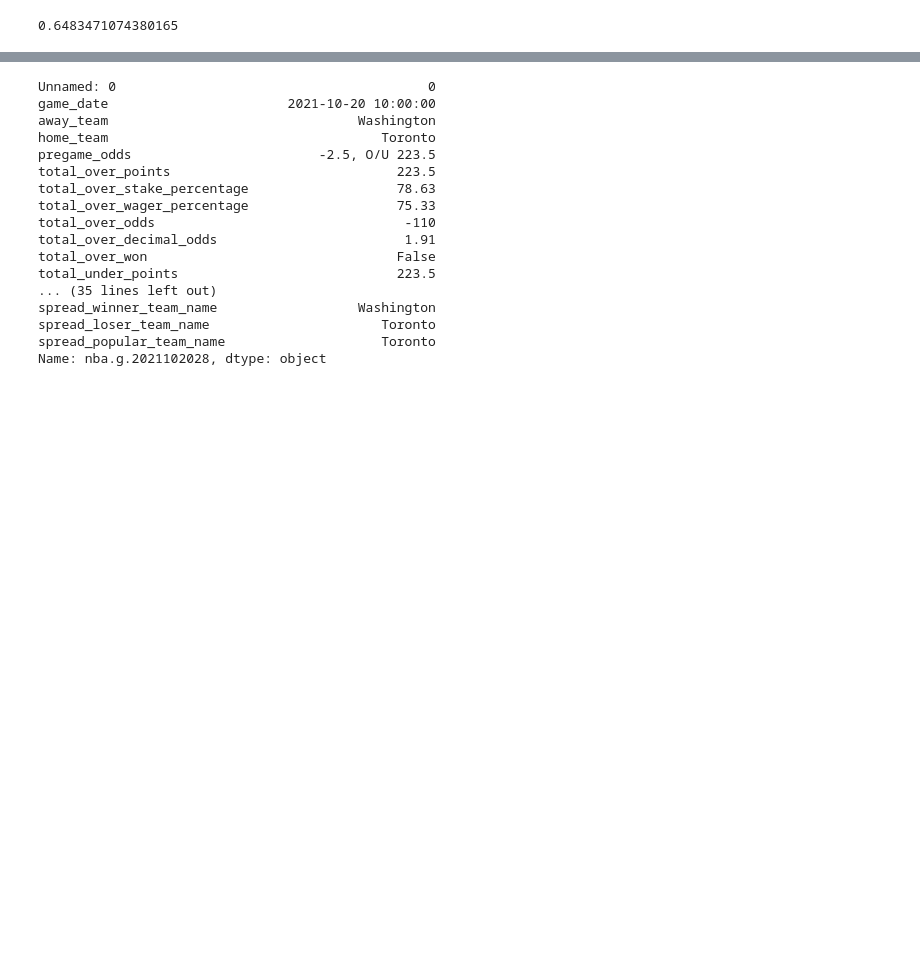
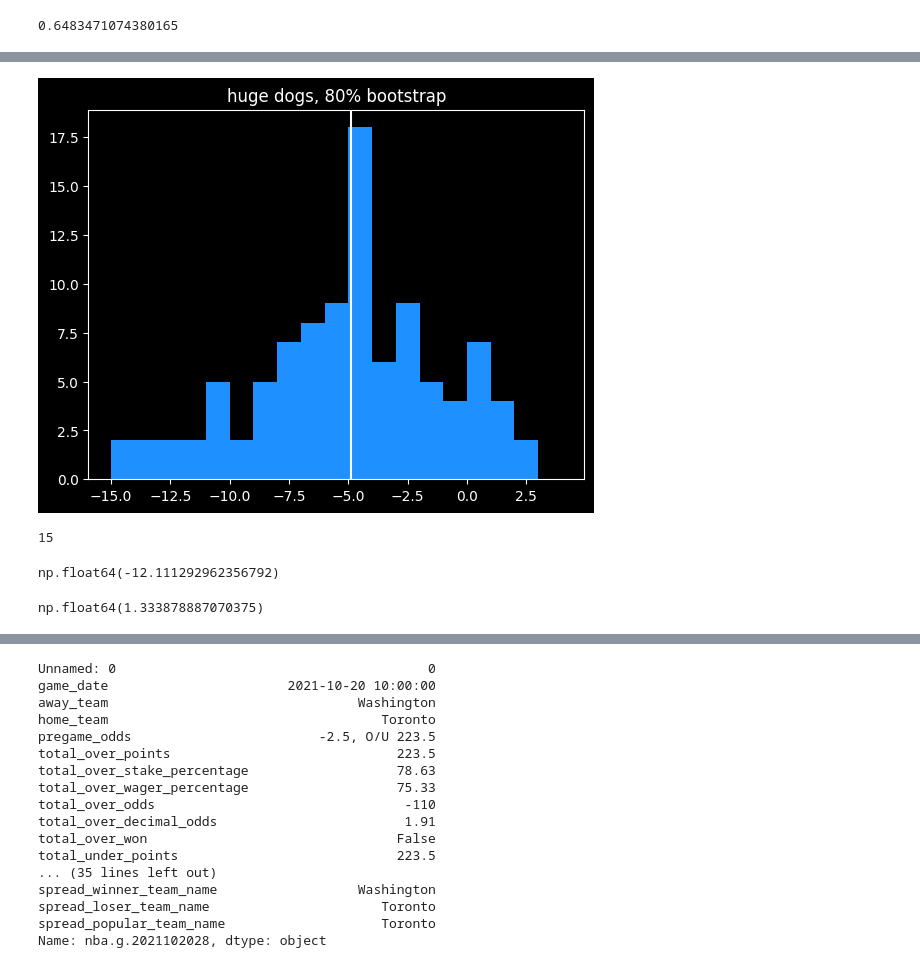
Before and after one commit to csdurfee/scrape_yahoo_odds, a Jupyter notebook: explore.ipynb, the cells around one changed output, grey strips where cells are left out. Drawn from its saved outputs; the diff is of its cells as text; code cells hidden in the pictures; blank space fills up the shorter version.

```diff
--- a/explore.ipynb
+++ b/explore.ipynb
@@ -446,37 +494,6 @@ len(df)
 0.9832782824112304
 # %% [markdown]
 ## Which teams are most frequently the favorite?
-# %%
-### TODO move this stuff to the scrape_yahoo file
-
-## add spread favorite/underdog team name
-df['spread_favorite_team_name'] = None
-df['spread_dog_team_name'] = None
-# home favorites
-
-# the home team was the favorite on the line
-home_favorites = (df.spread_dog == "AWAY")
-df.loc[home_favorites, "spread_favorite_team_name"] = df.loc[home_favorites, "home_team"]
-df.loc[home_favorites, "spread_dog_team_name"] = df.loc[home_favorites, "away_team"]
-
-
-away_favorites = (df.spread_dog == "HOME")
-df.loc[away_favorites, "spread_favorite_team_name"] = df.loc[away_favorites, "away_team"]
-df.loc[away_favorites, "spread_dog_team_name"] = df.loc[away_favorites, "home_team"]
-
-# spread winner/loser team names
-df['spread_winner_team_name'] = None
-df['spread_loser_team_name'] =  None
-
-spread_home_winners = (df.spread_home_won == True)
-spread_home_losers = (df.spread_home_won == False)
-
-df.loc[spread_home_winners, 'spread_winner_team_name'] = df.loc[spread_home_winners, 'home_team']
-df.loc[spread_home_winners, 'spread_loser_team_name'] = df.loc[spread_home_winners, 'away_team']
-
-
-df.loc[spread_home_losers, 'spread_winner_team_name'] = df.loc[spread_home_losers, 'away_team']
-df.loc[spread_home_losers, 'spread_loser_team_name'] = df.loc[spread_home_losers, 'home_team']
 # %% [markdown]
 ### what are teams' winning percentages against the spread over the past 4 years?
 # %%
@@ -562,12 +599,5 @@ Name: count, dtype: int64
 # %% [markdown]
 ### Who are the most common public teams? Who do the public like?
-# %%
-df['spread_popular_team_name'] = None
-
-popular_home = (df.spread_most_popular == "HOME")
-
-df.loc[popular_home, 'spread_popular_team_name'] = df.loc[popular_home, 'home_team']
-df.loc[~popular_home, 'spread_popular_team_name'] = df.loc[~popular_home, 'away_team']
 # %% [markdown]
 Who is the most popular team with the public?
 
@@ -662,0 +777,2 @@ Are underdogs or favorites more profitable to the sportsbook?
+# %%
+bootstrap_results = pd.Series(huge_dog_return_rate(iters=100))
@@ -662,0 +795,18 @@ Are underdogs or favorites more profitable to the sportsbook?
+# %%
+plt.hist(bootstrap_results, color='dodgerblue', bins=range(-15, 5, 1))
+_out = plt.title("huge dogs, 80% bootstrap")
+_out = plt.axvline(-4.87)
+# %% [output]
+[figure, added]
+# %%
+sum(bootstrap_results > 0)
+# %% [output]
+15
+# %%
+bootstrap_results.quantile(.05)
+# %% [output]
+np.float64(-12.111292962356792)
+# %%
+bootstrap_results.quantile(.95)
+# %% [output]
+np.float64(1.333878887070375)
```
Also changed, not shown: parts of 45 cells of this notebook, 2 other files.
